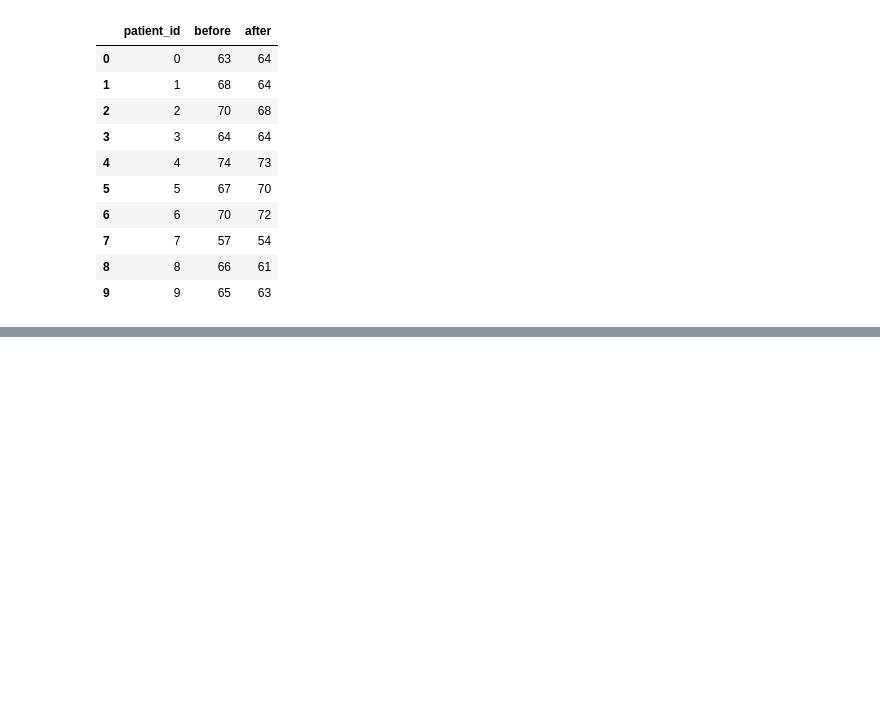
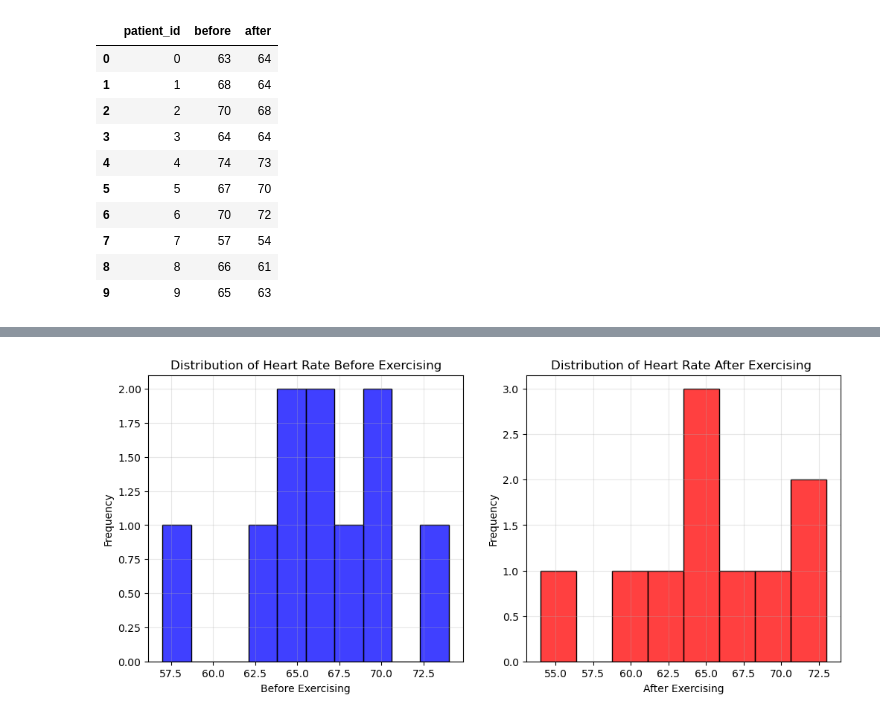
Before and after one commit to kevinsenan/applied_statistics_24_25, a Jupyter notebook: tasks.ipynb, the cells around one changed output, grey strips where cells are left out. Drawn from its saved outputs; the diff is of its cells as text; code cells hidden in the pictures; blank space fills up the shorter version.

```diff
--- a/tasks.ipynb
+++ b/tasks.ipynb
@@ -247,0 +264,19 @@ df
+# %%
+# Plot histograms
+fig, axs = plt.subplots(1, 2, figsize=(12, 5))
+# Create the Histogram for before exercising.
+sns.histplot(df['before'], bins=10, color='blue', ax=axs[0])
+axs[0].set_title('Distribution of Heart Rate Before Exercising', fontsize=12)
+axs[0].set_xlabel('Before Exercising', fontsize=10)
+axs[0].set_ylabel('Frequency', fontsize=10)
+axs[0].grid(alpha=0.3)
+# Create the Histogram for after exercising.
+sns.histplot(df['after'], bins=8, kde=False, color='red', ax=axs[1])
+axs[1].set_title('Distribution of Heart Rate After Exercising ', fontsize=12)
+axs[1].set_xlabel('After Exercising', fontsize=10)
+axs[1].set_ylabel('Frequency', fontsize=10)
+axs[1].grid(alpha=0.3)
+# Show the plots.
+plt.show()
+# %% [output]
+[figure, added]
```
Also changed, not shown: parts of 9 cells of this notebook.
